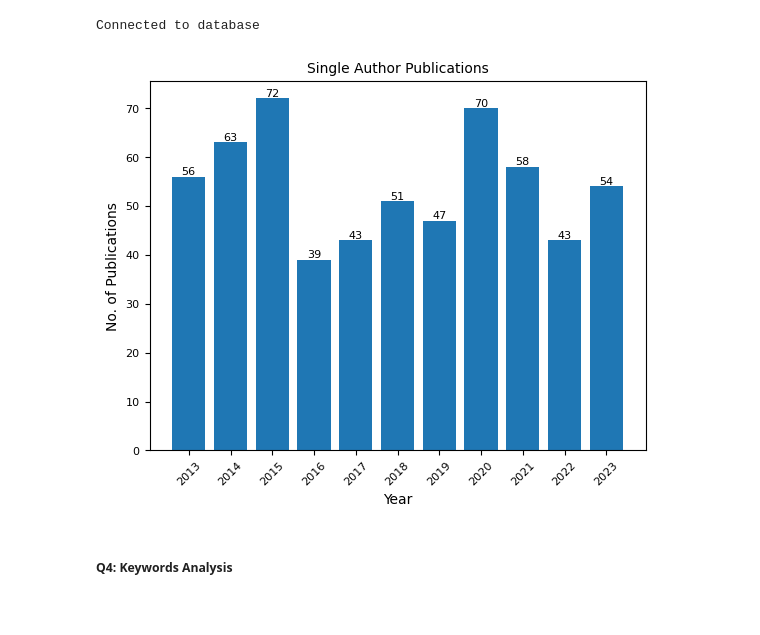
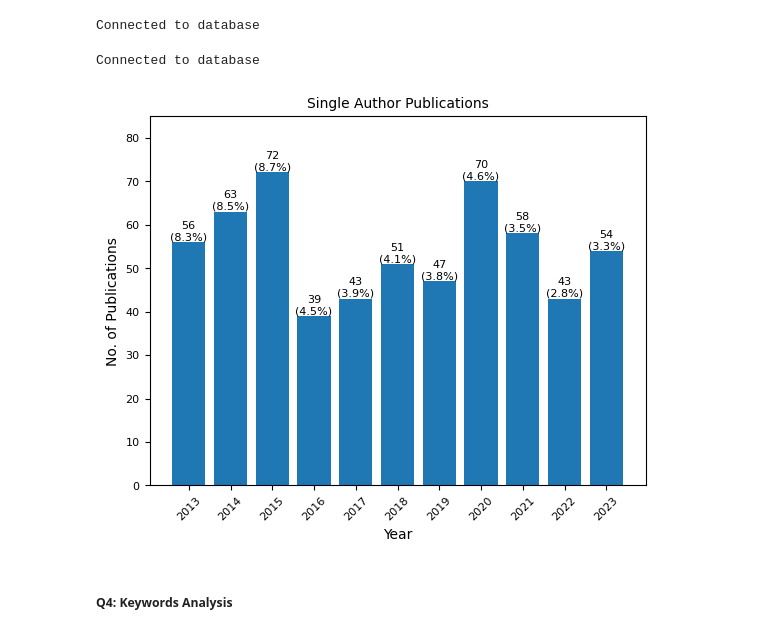
Before and after one commit to Arg-Pep/CS648---Project-ID-24-8, a Jupyter notebook: CS648 - Code.ipynb, the cells around one changed output. Saved outputs shown, nothing was run; the diff lists cells and outputs as text; code cells hidden in the pictures.

Commit message:
Update of Single Author Publications
Updated plot to include total % label.

```diff
--- a/CS648 - Code.ipynb
+++ b/CS648 - Code.ipynb
@@ -1199,7 +1199,7 @@ for i,country in enumerate(countries):
     bars = ax.bar(Count_Europe_top10['Pub_Year'], Count_Europe_top10[country], label=Count_Europe_top10['Pub_Year'])
     ax.set_xticks(Count_Europe_top10['Pub_Year'], labels=Count_Europe_top10['Pub_Year'], rotation= 45)
     #ax.tick_params(axis='y', labelsize=7)  # Set the label size for y-axis
-    ax.set_ylim(0, 80)
+    ax.set_ylim(0, 85)
     ax.tick_params(axis='x', labelsize=7)  # Set the label size for x-axis
     ax.set_title(country, fontsize=8, weight='bold')
     # Add count value on top of each bar
@@ -1323,31 +1323,53 @@ else:
     print("Failed to connect to the database.")
 # %% [output]
 Connected to database
+# %%
+# Total number of publications by year
+dbConnection = ConnectToDatabase()
+Year = []
+TotalCount=[]
+if dbConnection is not None:
+    SQL_Query_Text = "select pub_year, count(*) from public.scopusapidata group by pub_year order by pub_year asc"
+    queryResults = sqlQuery(dbConnection,SQL_Query_Text)
+    for s in queryResults:
+        #print("Year = {}, Total publications = {}".format(s[0], s[1]))
+        Year.append(s[0])
+        TotalCount.append(s[1])
+    print("\n")
+    dbConnection.close()
+else:
+    print("Failed to connect to the database.")
+# %% [output]
+Connected to database
 # %%
 # Converting SQL query results to df
 singleauthor_data = {
     'Year': Year,
-    'Count': Count
+    'SingleAuthor_NoPub': Count,
+    'Annual_NoPub':TotalCount
 }
 
 Count_SingAuthor = pd.DataFrame(singleauthor_data)
+Count_SingAuthor['SingleAuthor_PubPernt'] = round((Count_SingAuthor['SingleAuthor_NoPub']/Count_SingAuthor['Annual_NoPub'])*100,1)
 # %%
 # Plot number of publications with single authors over the years
 
 fig, ax7 = plt.subplots()
 
-bars = ax7.bar(Count_SingAuthor['Year'], Count_SingAuthor['Count'], label=Count_SingAuthor['Year'])
+bars = ax7.bar(Count_SingAuthor['Year'], Count_SingAuthor['SingleAuthor_NoPub'], label=Count_SingAuthor['Year'])
 ax7.set_xticks(Count_SingAuthor['Year'], labels=Count_SingAuthor['Year'], rotation= 45, size = 8)
 ax7.tick_params(axis='y', labelsize=8)  # Set the label size for y-axis
+ax7.set_ylim(0, 85)
 ax7.set_ylabel('No. of Publications')
 ax7.set_xlabel('Year', fontsize = 10)
 ax7.set_title('Single Author Publications', fontsize = 10)
 # Add count value on top of each bar
-for bar in bars:
+for i,bar in enumerate(bars):
     yval = bar.get_height()
-    ax7.text(bar.get_x() + bar.get_width()/2, yval, int(yval), ha='center', va='bottom', fontsize=8)
+    percentage = Count_SingAuthor['SingleAuthor_PubPernt'].iloc[i] #iloc is used to access a row in the df, i is the index
+    ax7.text(bar.get_x() + bar.get_width()/2, yval, f'{int(yval)}\n({percentage}%)', ha='center', va='bottom', fontsize=8)
 # %% [output]
-[figure, old version]
+[figure, new version]
 # %% [markdown]
 ##### Q4: Keywords Analysis
 # %%
```
Also changed, not shown: parts of 1 cell of this notebook.
